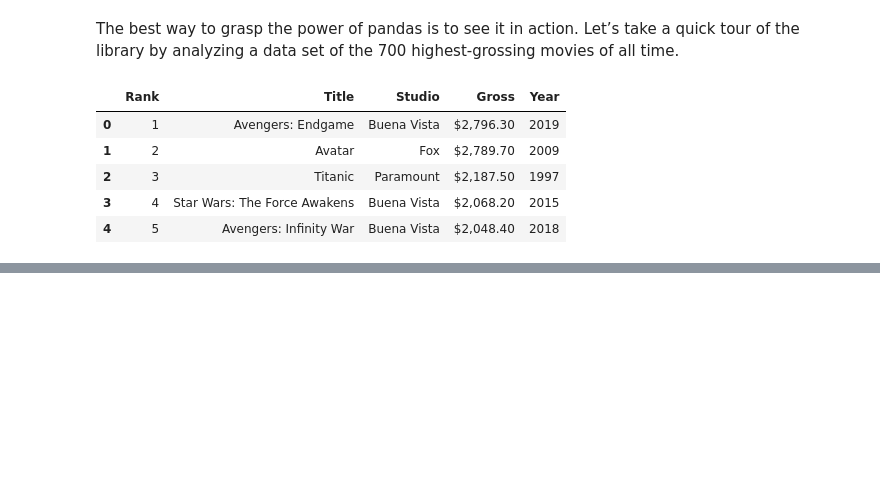
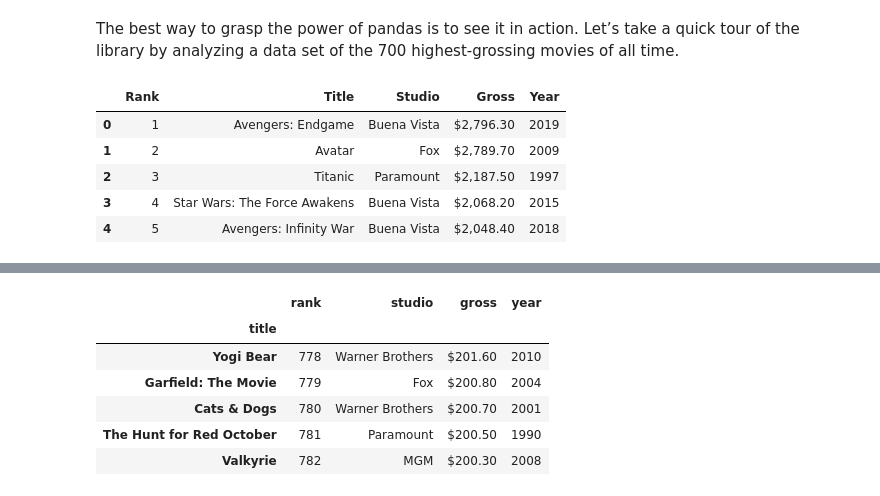
Before and after one commit to Sunday-Okey/Pandas_Lesson_Colab, a Jupyter notebook: Pandas_lesson_01.ipynb, the cells around one changed output, grey strips where cells are left out. Saved outputs shown, nothing was run; the diff lists cells and outputs as text; code cells hidden in the pictures; blank space fills up the shorter version.

```diff
--- a/Pandas_lesson_01.ipynb
+++ b/Pandas_lesson_01.ipynb
@@ -21,0 +41,10 @@ df.head()
+# %%
+df.tail()
+# %% [output]
+|  | rank | studio | gross | year |
+| title |  |  |  |  |
+| Yogi Bear | 778 | Warner Brothers | $201.60 | 2010 |
+| Garfield: The Movie | 779 | Fox | $200.80 | 2004 |
+| Cats & Dogs | 780 | Warner Brothers | $200.70 | 2001 |
+| The Hunt for Red October | 781 | Paramount | $200.50 | 1990 |
+| Valkyrie | 782 | MGM | $200.30 | 2008 |
```
Also changed, not shown: parts of 11 cells of this notebook.
